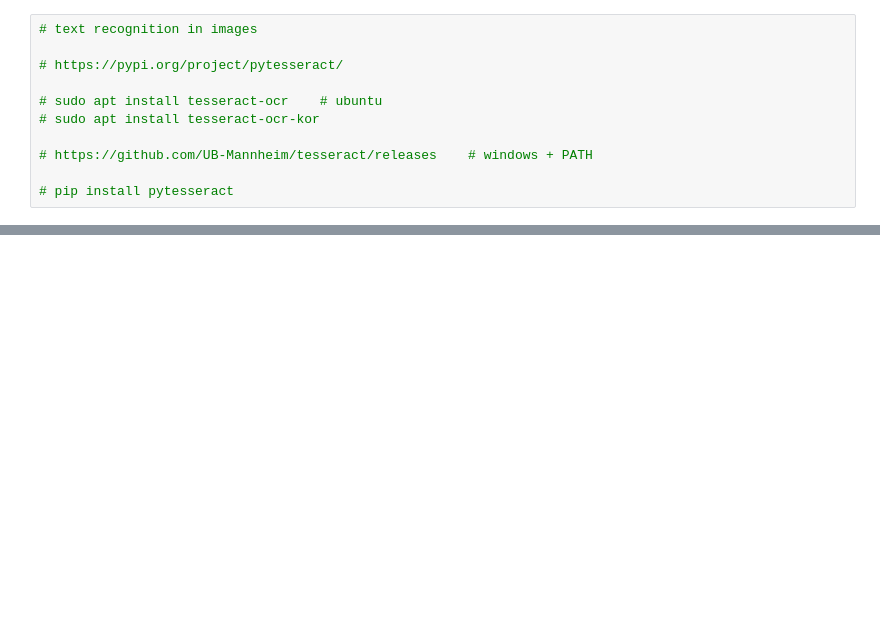
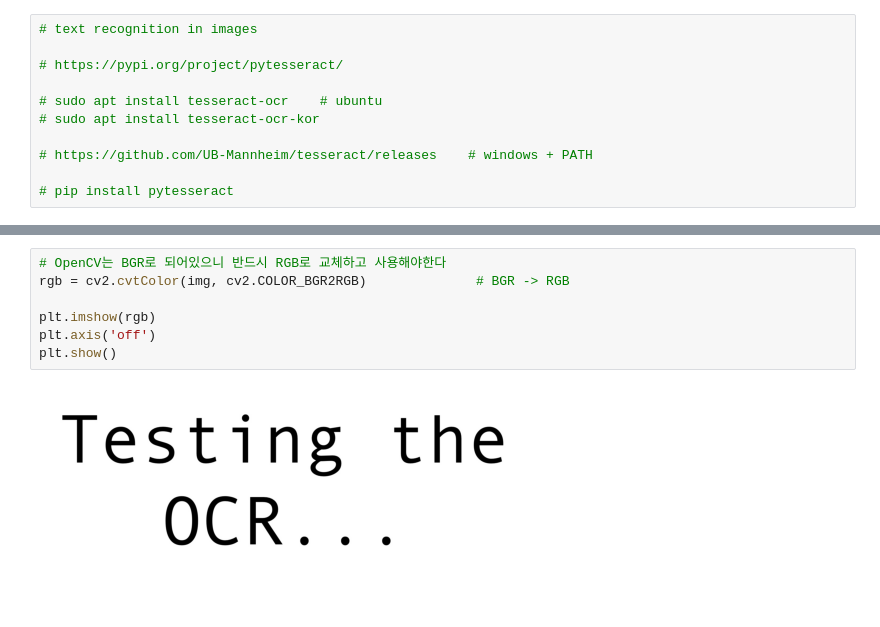
Before and after one commit to sonsungjong/python, a Jupyter notebook: OCR/OCR with Tesseract.ipynb, the cells around one changed output, grey strips where cells are left out. Saved outputs shown, nothing was run; the diff lists cells and outputs as text; blank space fills up the shorter version.

```diff
--- a/OCR/OCR with Tesseract.ipynb
+++ b/OCR/OCR with Tesseract.ipynb
@@ -32,0 +32,9 @@ cv2.destroyAllWindows()          # 창 닫기
+# %%
+# OpenCV는 BGR로 되어있으니 반드시 RGB로 교체하고 사용해야한다
+rgb = cv2.cvtColor(img, cv2.COLOR_BGR2RGB)              # BGR -> RGB
+
+plt.imshow(rgb)
+plt.axis('off')
+plt.show()
+# %% [output]
+[figure, added]
```
Also changed, not shown: parts of 2 cells of this notebook.
